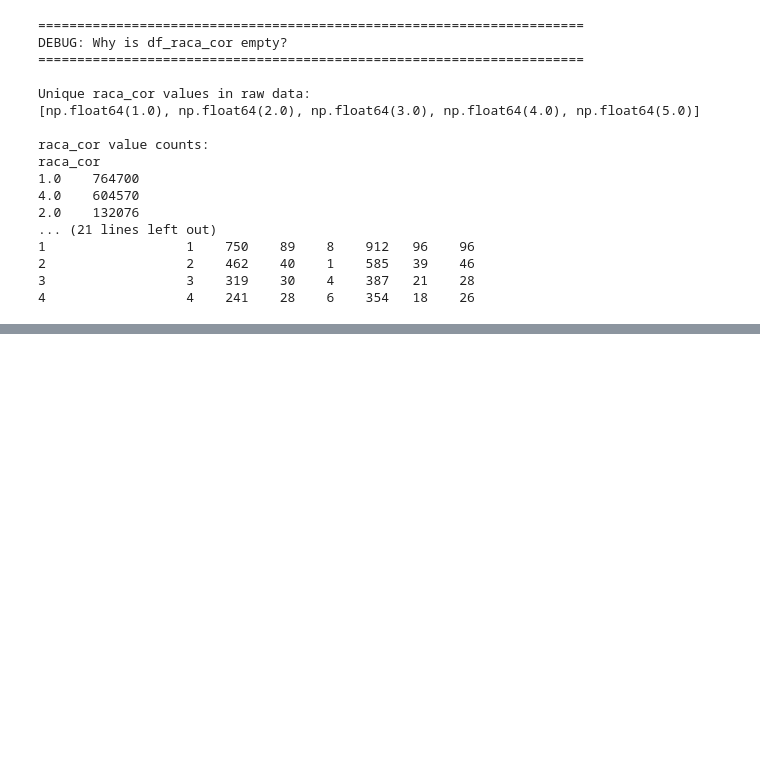
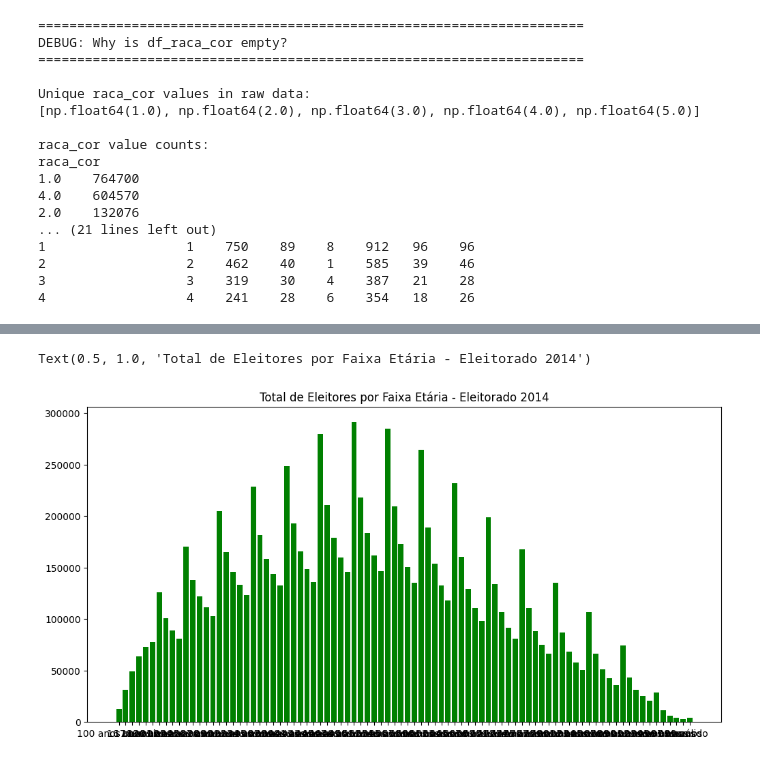
Before and after one commit to LabMA-UFRJ/dashboard_sim, a Jupyter notebook: main.ipynb, the cells around one changed output, grey strips where cells are left out. Saved outputs shown, nothing was run; the diff lists cells and outputs as text; code cells hidden in the pictures; blank space fills up the shorter version.

```diff
--- a/main.ipynb
+++ b/main.ipynb
@@ -964,3 +969,5 @@ raca_cor
 2                  2    462    40    1    585   39    46
 3                  3    319    30    4    387   21    28
 4                  4    241    28    6    354   18    26
+# %%
+path_el = "//Projetos2/Wrk/SIM-DATASUS/ELEITORADO/eleitorado_2014.csv"
@@ -966,0 +976,4 @@ raca_cor
+# %%
+eleitorado = view_data(path_el)
+
+# Total por idade
@@ -966,0 +991,11 @@ raca_cor
+# %%
+total_por_idade = eleitorado.groupby('DS_FAIXA_ETARIA').size().reset_index(name='total_eleitores')
+total_por_idade['DS_FAIXA_ETARIA'] = total_por_idade['DS_FAIXA_ETARIA']
+
+# Bar plot total por idade
+plt.figure(figsize=(12, 6))
+plt.bar(total_por_idade['DS_FAIXA_ETARIA'], total_por_idade['total_eleitores'], color='green')
+plt.title('Total de Eleitores por Faixa Etária - Eleitorado 2014')
+# %% [output]
+Text(0.5, 1.0, 'Total de Eleitores por Faixa Etária - Eleitorado 2014')
+[figure, added]
```
Also changed, not shown: parts of 4 cells of this notebook.
